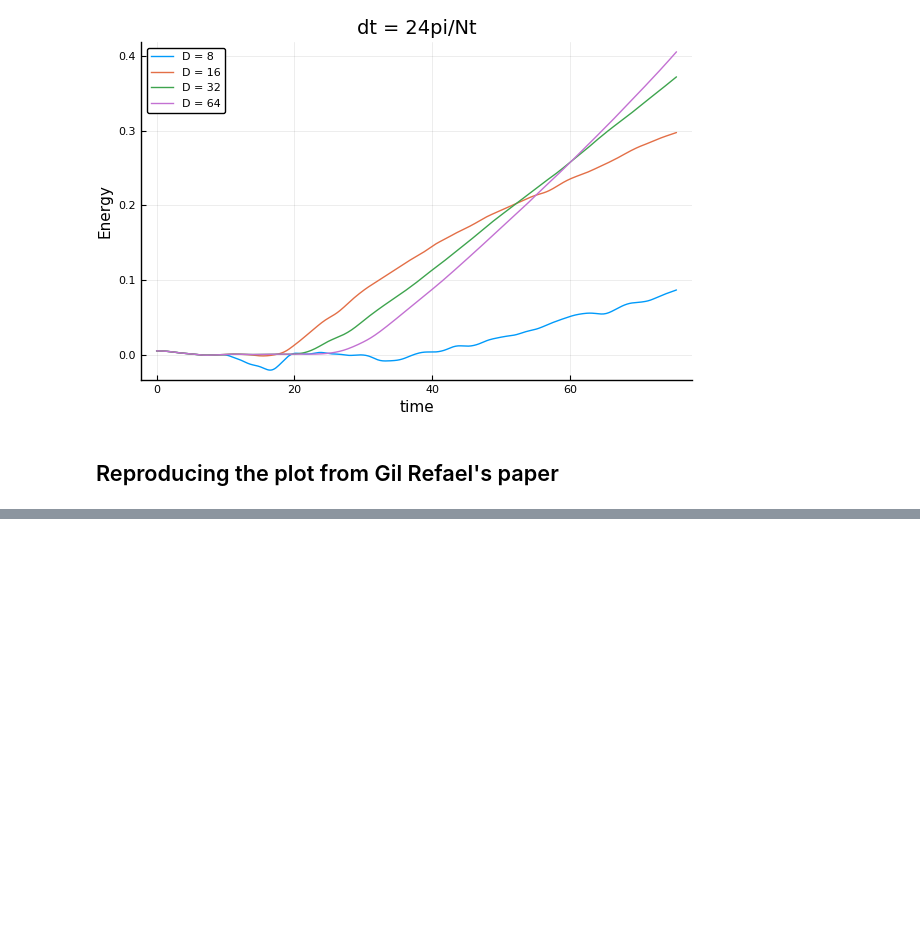
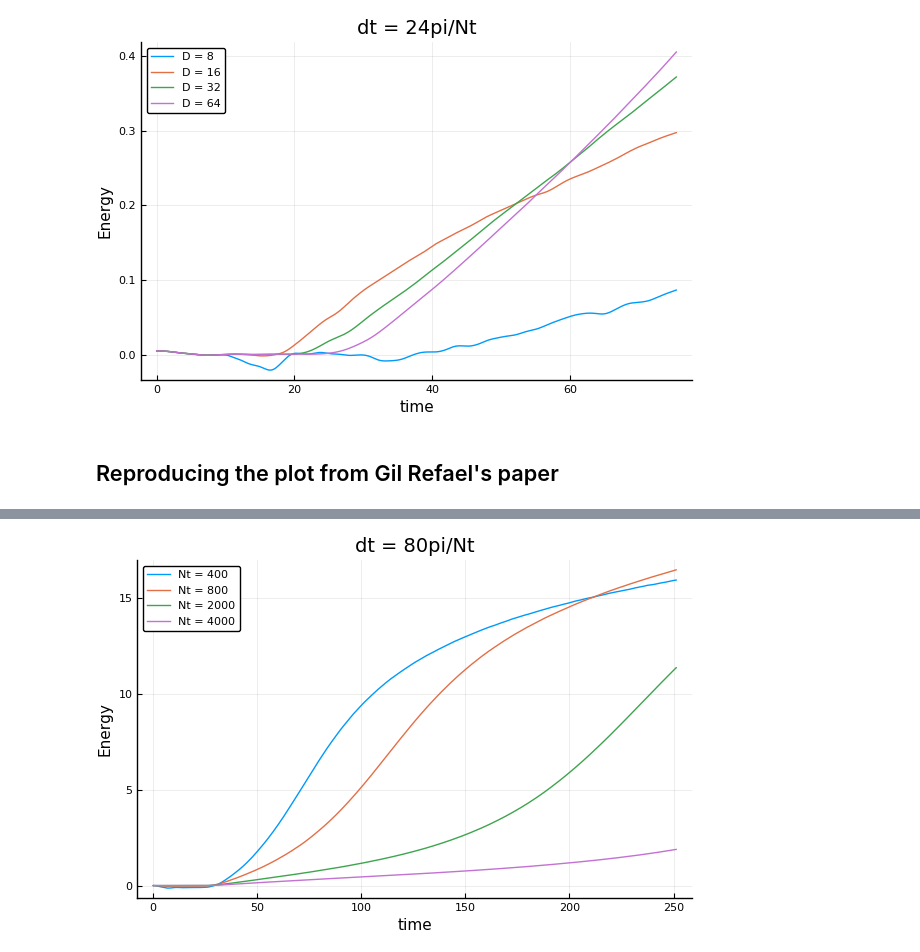
Before and after one commit to tomohiro-soejima/TEBD, a Jupyter notebook: julia_notebooks/traverse_TEBD_update.ipynb, the cells around one changed output, grey strips where cells are left out. Saved outputs shown, nothing was run; the diff lists cells and outputs as text; code cells hidden in the pictures; blank space fills up the shorter version.

```diff
--- a/julia_notebooks/traverse_TEBD_update.ipynb
+++ b/julia_notebooks/traverse_TEBD_update.ipynb
@@ -283,0 +292,15 @@ ylabel!("Renyi 2 entropy")
+# %%
+timetrace_1 = (0:400)*t/400
+timetrace_2 = (0:800)*t/800
+timetrace_3 = (0:2000)*t/2000
+timetrace_4 = (0:4000)*t/4000
+
+plot(timetrace_1,real(result_traverse_Nt400["MPOvalue"]),label = "Nt = 400")
+plot!(timetrace_2,real(result_traverse_Nt800["MPOvalue"]),label = "Nt = 800")
+plot!(timetrace_3,real(result_traverse_Nt2000["MPOvalue"]),label = "Nt = 2000")
+plot!(timetrace_4,real(result_traverse_Nt4000["MPOvalue"]),label = "Nt = 4000")
+title!("dt = 80pi/Nt")
+xlabel!("time")
+ylabel!("Energy")
+# %% [output]
+[figure, added]
```
Also changed, not shown: parts of 2 cells of this notebook.
